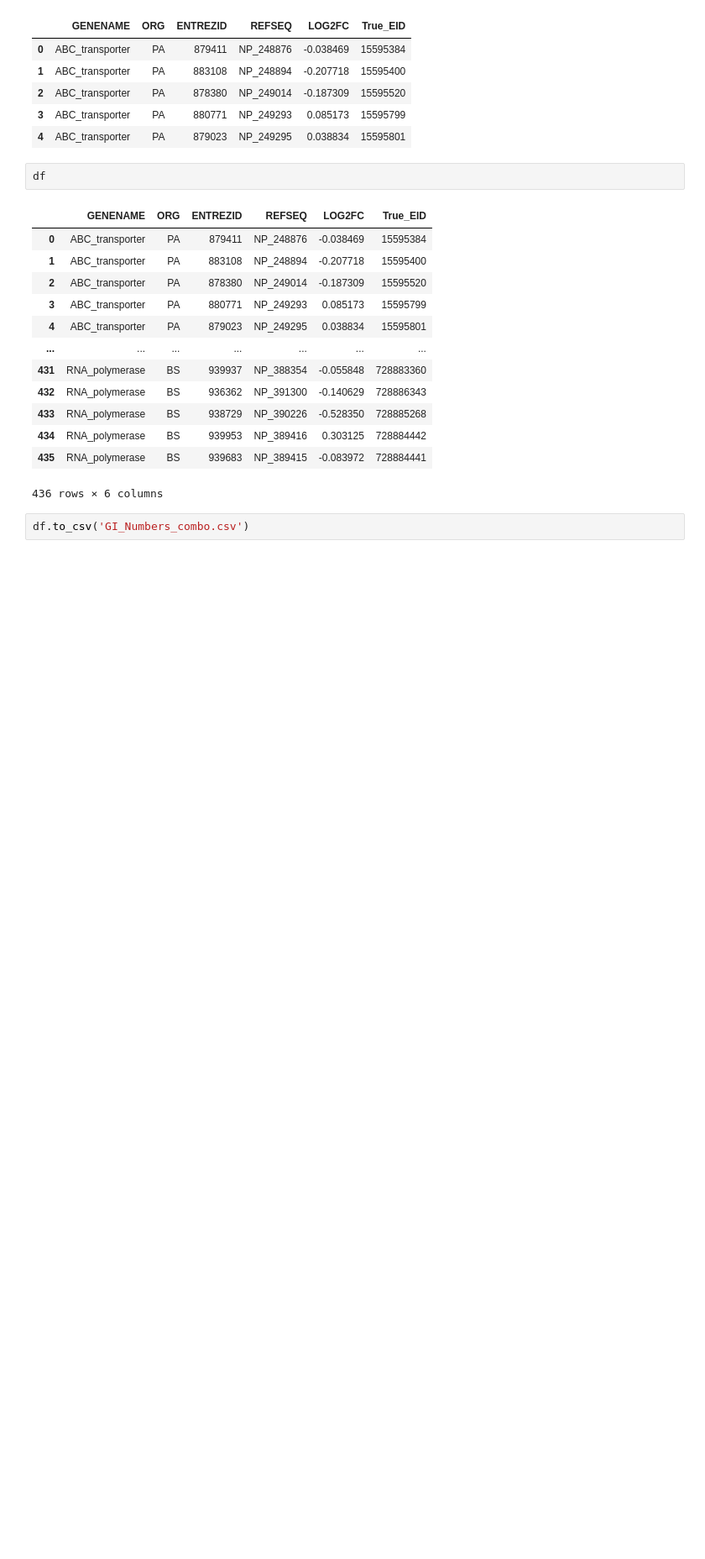
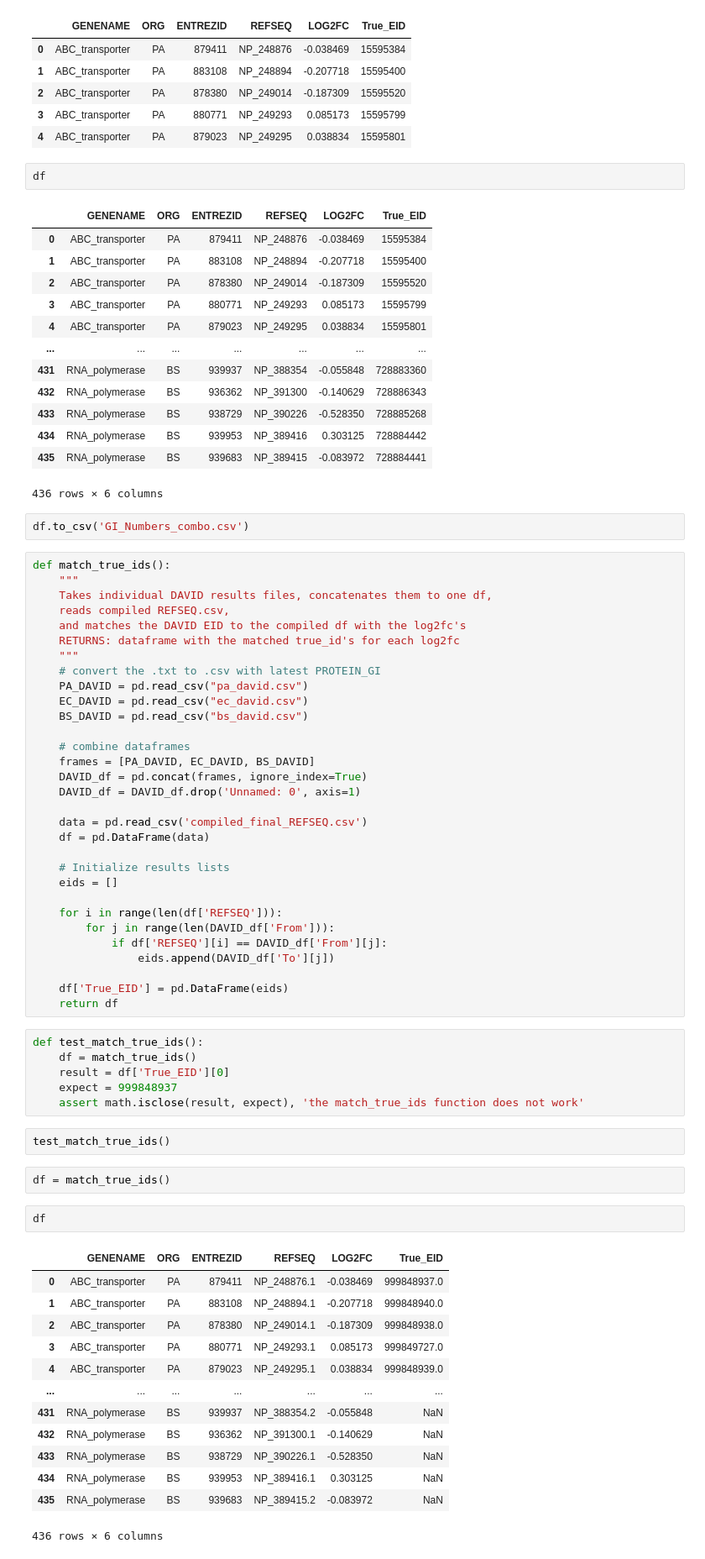
Before and after one commit to UWInSpace/InSpace, a Jupyter notebook: notebooks/GI_Number_Generator_JK.ipynb, the cells around one changed output. Shown at 84% size. Cells and saved outputs as stored; diff of their text form; blank space fills up the shorter version.

```diff
--- a/notebooks/GI_Number_Generator_JK.ipynb
+++ b/notebooks/GI_Number_Generator_JK.ipynb
@@ -149,3 +156,60 @@ df
 436 rows × 6 columns
 # %%
 df.to_csv('GI_Numbers_combo.csv')
+# %%
+def match_true_ids():
+    """
+    Takes individual DAVID results files, concatenates them to one df,
+    reads compiled REFSEQ.csv,
+    and matches the DAVID EID to the compiled df with the log2fc's
+    RETURNS: dataframe with the matched true_id's for each log2fc
+    """
+    # convert the .txt to .csv with latest PROTEIN_GI
+    PA_DAVID = pd.read_csv("pa_david.csv")
+    EC_DAVID = pd.read_csv("ec_david.csv")
+    BS_DAVID = pd.read_csv("bs_david.csv")
+
+    # combine dataframes
+    frames = [PA_DAVID, EC_DAVID, BS_DAVID]
+    DAVID_df = pd.concat(frames, ignore_index=True)
+    DAVID_df = DAVID_df.drop('Unnamed: 0', axis=1)
+
+    data = pd.read_csv('compiled_final_REFSEQ.csv')
+    df = pd.DataFrame(data)
+
+    # Initialize results lists
+    eids = []
+
+    for i in range(len(df['REFSEQ'])):
+        for j in range(len(DAVID_df['From'])):
+            if df['REFSEQ'][i] == DAVID_df['From'][j]:
+                eids.append(DAVID_df['To'][j])
+
+    df['True_EID'] = pd.DataFrame(eids)
+    return df
+# %%
+def test_match_true_ids():
+    df = match_true_ids()
+    result = df['True_EID'][0]
+    expect = 999848937
+    assert math.isclose(result, expect), 'the match_true_ids function does not work'
+# %%
+test_match_true_ids()
+# %%
+df = match_true_ids()
+# %%
+df
+# %% [output]
+|  | GENENAME | ORG | ENTREZID | REFSEQ | LOG2FC | True_EID |
+| 0 | ABC_transporter | PA | 879411 | NP_248876.1 | -0.038469 | 999848937.0 |
+| 1 | ABC_transporter | PA | 883108 | NP_248894.1 | -0.207718 | 999848940.0 |
+| 2 | ABC_transporter | PA | 878380 | NP_249014.1 | -0.187309 | 999848938.0 |
+| 3 | ABC_transporter | PA | 880771 | NP_249293.1 | 0.085173 | 999849727.0 |
+| 4 | ABC_transporter | PA | 879023 | NP_249295.1 | 0.038834 | 999848939.0 |
+| ... | ... | ... | ... | ... | ... | ... |
+| 431 | RNA_polymerase | BS | 939937 | NP_388354.2 | -0.055848 | NaN |
+| 432 | RNA_polymerase | BS | 936362 | NP_391300.1 | -0.140629 | NaN |
+| 433 | RNA_polymerase | BS | 938729 | NP_390226.1 | -0.528350 | NaN |
+| 434 | RNA_polymerase | BS | 939953 | NP_389416.1 | 0.303125 | NaN |
+| 435 | RNA_polymerase | BS | 939683 | NP_389415.2 | -0.083972 | NaN |
+436 rows × 6 columns
```
Also changed, not shown: parts of 2 cells of this notebook, 1 other file.
